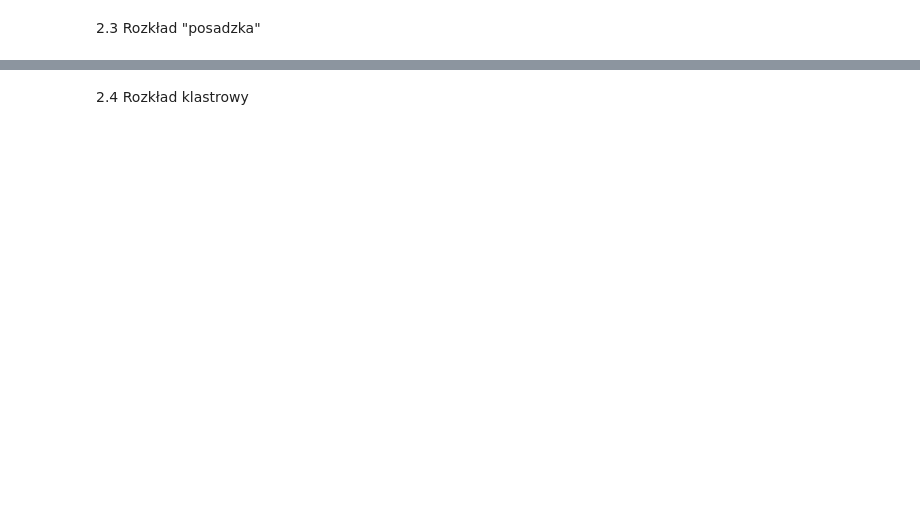
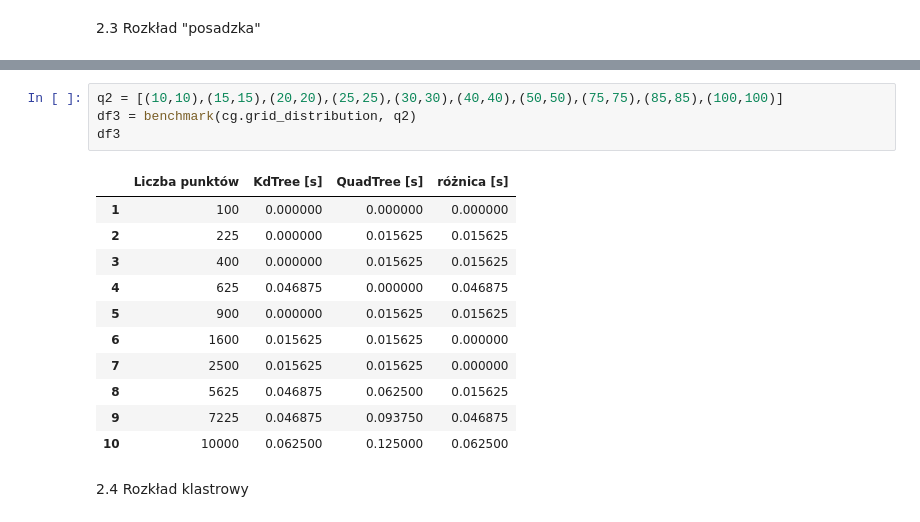
Before and after one commit to WerWojtas/QuadTree_and_KdTree, a Jupyter notebook: Comparison.ipynb, the cells around one changed output, grey strips where cells are left out. Drawn from its saved outputs; the diff is of its cells as text; blank space fills up the shorter version.

```diff
--- a/Comparison.ipynb
+++ b/Comparison.ipynb
@@ -134,3 +131,19 @@ TypeError: grid_distribution() missing 1 required positional argument: 'rectangl
+# %%
+q2 = [(10,10),(15,15),(20,20),(25,25),(30,30),(40,40),(50,50),(75,75),(85,85),(100,100)]
+df3 = benchmark(cg.grid_distribution, q2)
+df3
+# %% [output]
+|  | Liczba punktów | KdTree [s] | QuadTree [s] | różnica [s] |
+| 1 | 100 | 0.000000 | 0.000000 | 0.000000 |
+| 2 | 225 | 0.000000 | 0.015625 | 0.015625 |
+| 3 | 400 | 0.000000 | 0.015625 | 0.015625 |
+| 4 | 625 | 0.046875 | 0.000000 | 0.046875 |
+| 5 | 900 | 0.000000 | 0.015625 | 0.015625 |
+| 6 | 1600 | 0.015625 | 0.015625 | 0.000000 |
+| 7 | 2500 | 0.015625 | 0.015625 | 0.000000 |
+| 8 | 5625 | 0.046875 | 0.062500 | 0.015625 |
+| 9 | 7225 | 0.046875 | 0.093750 | 0.046875 |
+| 10 | 10000 | 0.062500 | 0.125000 | 0.062500 |
 # %% [markdown]
 2.4 Rozkład klastrowy
 # %%
```
Also changed, not shown: parts of 9 cells of this notebook, 1 other file.
